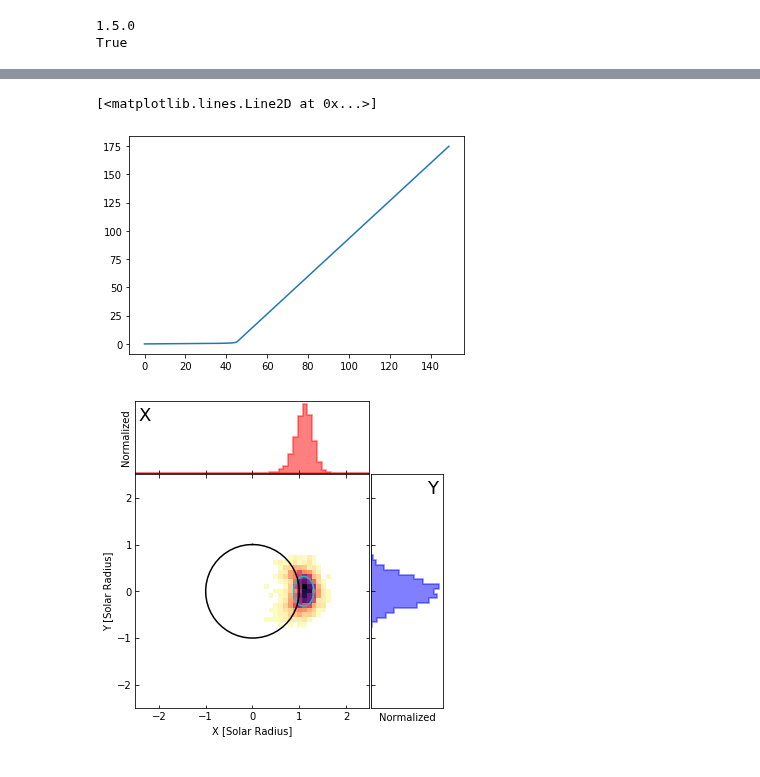
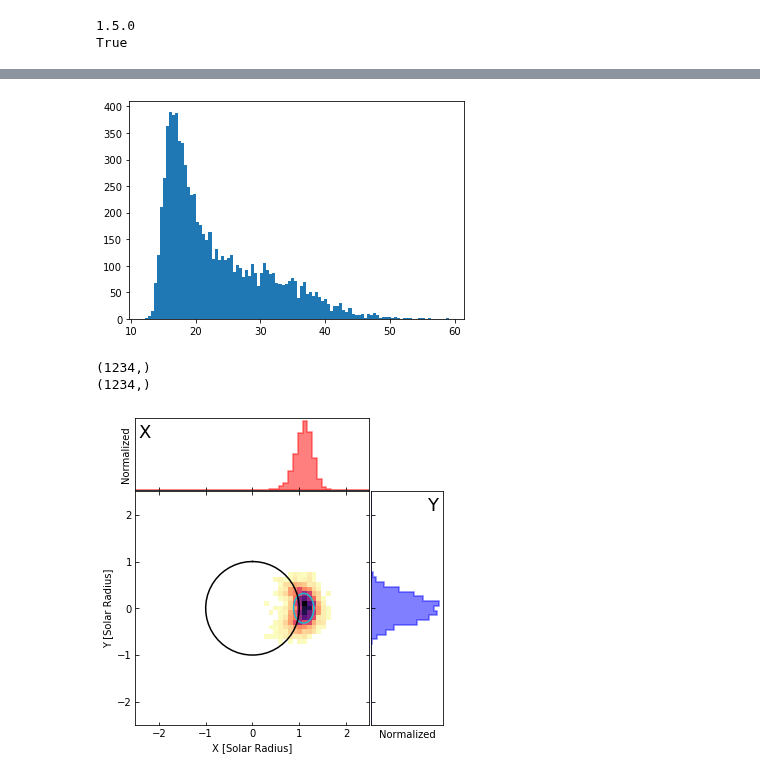
Before and after one commit to peijin94/SunRay, a Jupyter notebook: ray_scat_test.ipynb, the cells around one changed output, grey strips where cells are left out. Drawn from its saved outputs; the diff is of its cells as text; code cells hidden in the pictures.

```diff
--- a/ray_scat_test.ipynb
+++ b/ray_scat_test.ipynb
@@ -43,7 +62,2 @@ ax.axis('equal')
-# %%
-plt.plot(t_collect)
-# %% [output]
-[<matplotlib.lines.Line2D at 0x...>]
-[figure, removed]
 # %%
 (r_vec_stat_avail,k_vec_stat_avail,t_reach_stat_avail,tau_stat_avail,
@@ -53,3 +77,7 @@ plt.plot(t_collect)
+# %%
+hst=plt.hist((dk_scat_avail/dk_refr_avail),100)
+# %% [output]
+[figure, added]
 # %%
 ang_rot = 30
 
@@ -57,9 +85,15 @@ ang_rot = 30
 r_vec_rot,k_vec_rot = raystat.rotateCoordKX(r_vec_stat_avail,k_vec_stat_avail,-ang_rot*np.pi/180)
 r_vec0_rot,k_vec0_rot = raystat.rotateCoordKX(r_vec_0,k_vec_0,-ang_rot*np.pi/180)
 
-(x_im_stat,y_im_stat,t_reach_1au_stat,weights_stat,t_free_stat
+(x_im_stat,y_im_stat,t_reach_1au_stat,weights_stat,t_free_stat,idx_for_stat
     )=raystat.ImgXYtEstimate(r_vec_rot,k_vec_rot,t_reach_stat_avail,
             tau_stat_avail,r_vec0_rot, k_vec0_rot,num_t_bins=60)
+
+dk_scat_avail[idx_for_stat]
+dk_refr_avail[idx_for_stat]
+# %% [output]
+(1234,)
+(1234,)
 # %%
 
 
```
Also changed, not shown: parts of 7 cells of this notebook, 8 other files.
